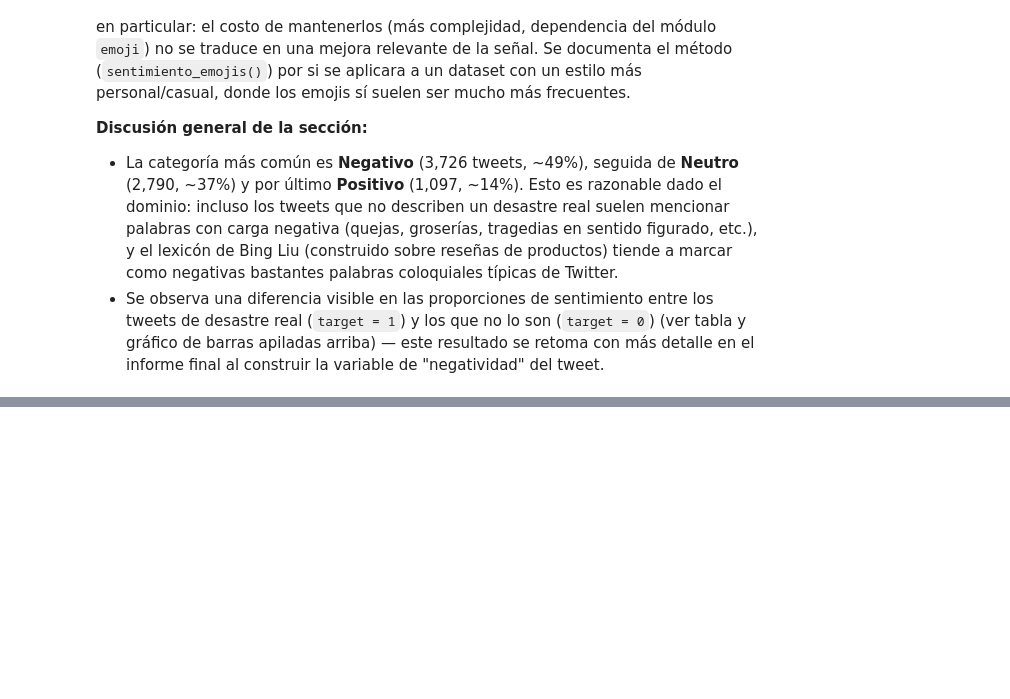
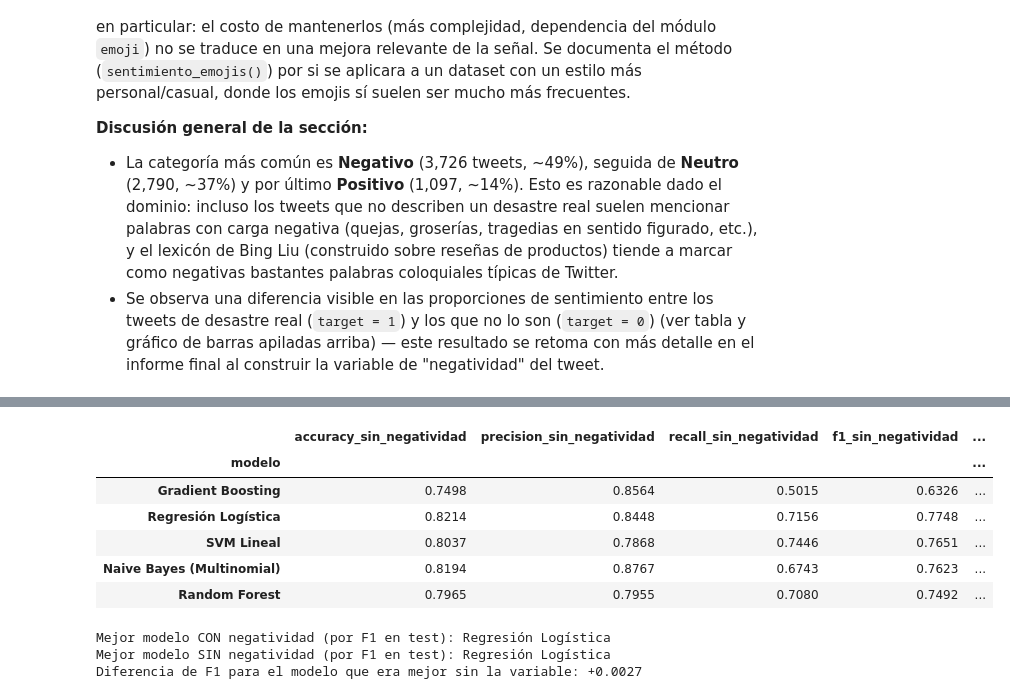
Before and after one commit to rocha30/mineria_txt_anlss_sntmnts, a Jupyter notebook: EDA.ipynb, the cells around one changed output, grey strips where cells are left out. Cells and saved outputs as stored; diff of their text form; code cells hidden in the pictures; blank space fills up the shorter version.

```diff
--- a/EDA.ipynb
+++ b/EDA.ipynb
@@ -1359,0 +1509,14 @@ De esos, tweets donde el emoji aporta carga positiva/negativa detectable: 0
+# %%
+from scipy.sparse import hstack, csr_matrix
+from sklearn.preprocessing import MinMaxScaler
+from sklearn.base import clone
+
+escalador_negatividad = MinMaxScaler()
+negatividad_train = escalador_negatividad.fit_transform(train.loc[X_train.index, ["negatividad"]])
+negatividad_test = escalador_negatividad.transform(train.loc[X_test.index, ["negatividad"]])
+
+X_train_neg = hstack([X_train_tfidf, csr_matrix(negatividad_train)]).tocsr()
+X_test_neg = hstack([X_test_tfidf, csr_matrix(negatividad_test)]).tocsr()
+
+print(f"Dimensión original (solo TF-IDF): {X_train_tfidf.shape}")
+print(f"Dimensión con la variable 'negatividad' agregada: {X_train_neg.shape}")
@@ -1359,0 +1526,18 @@ De esos, tweets donde el emoji aporta carga positiva/negativa detectable: 0
+# %%
+resultados_con_negatividad = []
+modelos_entrenados_neg = {}
+
+for nombre, modelo_base in modelos_a_probar.items():
+    modelo = clone(modelo_base)
+    modelo.fit(X_train_neg, y_train)
+    metricas, y_pred = evaluar_modelo(nombre, modelo, X_test_neg, y_test)
+    resultados_con_negatividad.append(metricas)
+    modelos_entrenados_neg[nombre] = modelo
+
+tabla_resultados_neg = (
+    pd.DataFrame(resultados_con_negatividad)
+    .set_index("modelo")
+    .round(4)
+    .sort_values("f1", ascending=False)
+)
+tabla_resultados_neg
@@ -1359,0 +1552,29 @@ De esos, tweets donde el emoji aporta carga positiva/negativa detectable: 0
+# %%
+comparacion = tabla_resultados[["accuracy", "precision", "recall", "f1"]].rename(
+    columns=lambda c: f"{c}_sin_negatividad"
+).join(
+    tabla_resultados_neg[["accuracy", "precision", "recall", "f1"]].rename(
+        columns=lambda c: f"{c}_con_negatividad"
+    )
+)
+comparacion["diferencia_f1"] = (comparacion["f1_con_negatividad"] - comparacion["f1_sin_negatividad"]).round(4)
+comparacion.sort_values("diferencia_f1", ascending=False)
+# %% [output]
+|  | accuracy_sin_negatividad | precision_sin_negatividad | recall_sin_negatividad | f1_sin_negatividad | ... |
+| modelo |  |  |  |  | ... |
+| Gradient Boosting | 0.7498 | 0.8564 | 0.5015 | 0.6326 | ... |
+| Regresión Logística | 0.8214 | 0.8448 | 0.7156 | 0.7748 | ... |
+| SVM Lineal | 0.8037 | 0.7868 | 0.7446 | 0.7651 | ... |
+| Naive Bayes (Multinomial) | 0.8194 | 0.8767 | 0.6743 | 0.7623 | ... |
+| Random Forest | 0.7965 | 0.7955 | 0.7080 | 0.7492 | ... |
+# %%
+mejor_modelo_neg_nombre = tabla_resultados_neg.index[0]
+diferencia_mejor_original = comparacion.loc[mejor_modelo_nombre, "diferencia_f1"]
+
+print(f"Mejor modelo CON negatividad (por F1 en test): {mejor_modelo_neg_nombre}")
+print(f"Mejor modelo SIN negatividad (por F1 en test): {mejor_modelo_nombre}")
+print(f"Diferencia de F1 para el modelo que era mejor sin la variable: {diferencia_mejor_original:+.4f}")
+# %% [output]
+Mejor modelo CON negatividad (por F1 en test): Regresión Logística
+Mejor modelo SIN negatividad (por F1 en test): Regresión Logística
+Diferencia de F1 para el modelo que era mejor sin la variable: +0.0027
```
Also changed, not shown: parts of 19 cells of this notebook.
